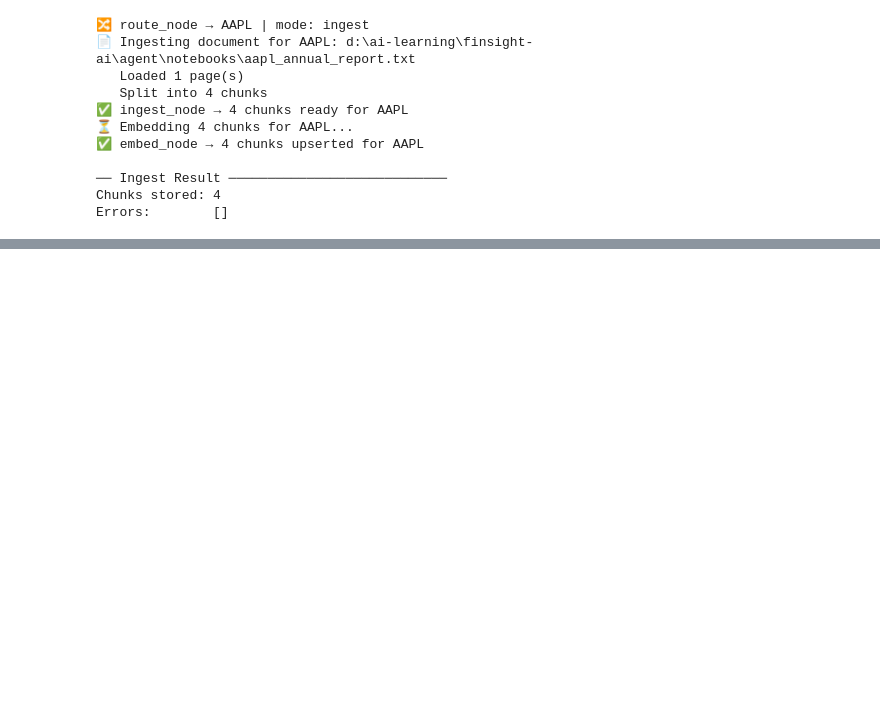
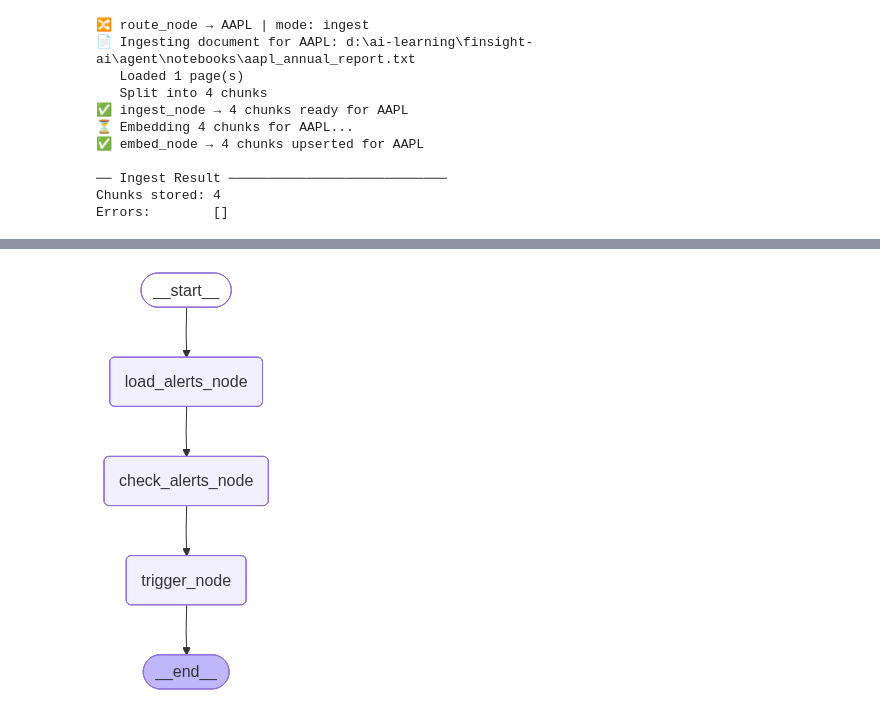
Before and after one commit to PrashantAghara/finsight-ai, a Jupyter notebook: agent/notebooks/agents.ipynb, the cells around one changed output, grey strips where cells are left out. Drawn from its saved outputs; the diff is of its cells as text; code cells hidden in the pictures; blank space fills up the shorter version.

Commit message:
Completed and tested all the Agents

```diff
--- a/agent/notebooks/agents.ipynb
+++ b/agent/notebooks/agents.ipynb
@@ -1042,7 +800,7 @@ display(Image(analysis_agent.get_graph().draw_mermaid_png()))
 # %% [output]
 [figure]
 # %%
-symbols = ["AAPL", "MSFT", "GOOGL"]
+symbols = ["AAPL"]
 
 for symbol in symbols:
     print(f"\n{'=' * 60}")
@@ -1544,0 +1573,6 @@ Errors: []
+# %%
+import psycopg2
+
+
+def get_connection():
+    return psycopg2.connect(os.getenv("DATABASE_URL"))
@@ -1544,0 +1725,17 @@ Errors: []
+# %%
+class AlertAgentState(TypedDict):
+    symbol: str
+    user_id: Optional[int]
+
+    current_price: Optional[float]
+    rsi: Optional[float]
+    price_change_pct: Optional[float]
+    risk_score: Optional[float]
+
+    active_alerts: Optional[list[dict]]  # loaded from PostgreSQL
+
+    triggered_alerts: Optional[list[dict]]
+    skipped_alerts: Optional[list[dict]]
+    alerts_triggered: Optional[int]
+
+    errors: Optional[list[str]]
@@ -1544,0 +2078,22 @@ Errors: []
+# %%
+def build_alert_agent():
+    graph = StateGraph(AlertAgentState)
+
+    graph.add_node("load_alerts_node", load_alerts_node)
+    graph.add_node("check_alerts_node", check_alerts_node)
+    graph.add_node("trigger_node", trigger_node)
+
+    graph.set_entry_point("load_alerts_node")
+
+    graph.add_edge("load_alerts_node", "check_alerts_node")
+    graph.add_edge("check_alerts_node", "trigger_node")
+    graph.add_edge("trigger_node", END)
+
+    return graph.compile()
+
+
+alert_agent = build_alert_agent()
+# %%
+display(Image(alert_agent.get_graph().draw_mermaid_png()))
+# %% [output]
+[figure, added]
```
Also changed, not shown: parts of 57 cells of this notebook.
